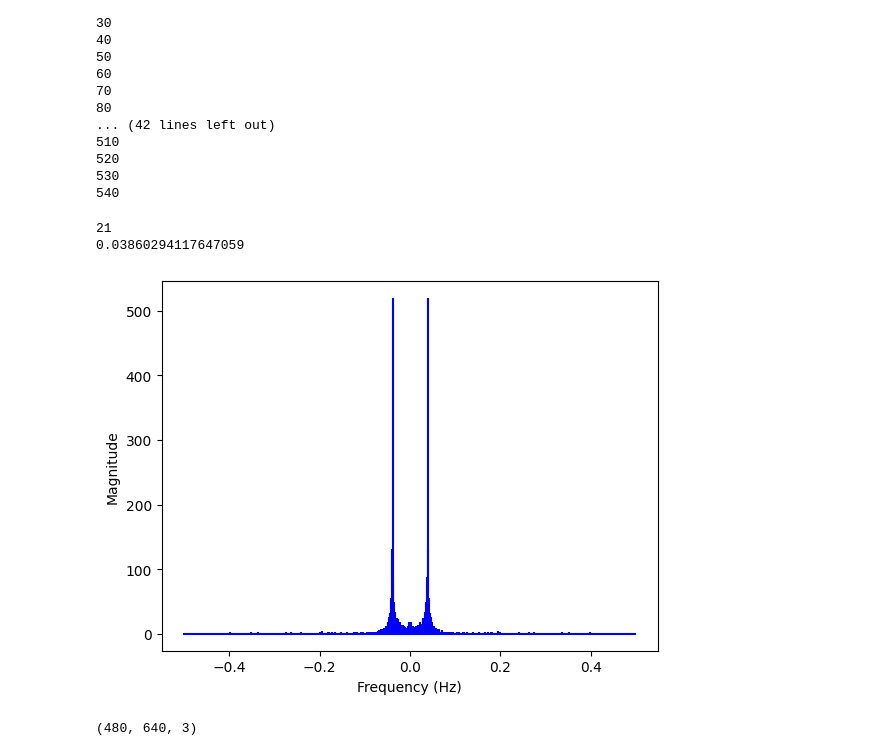
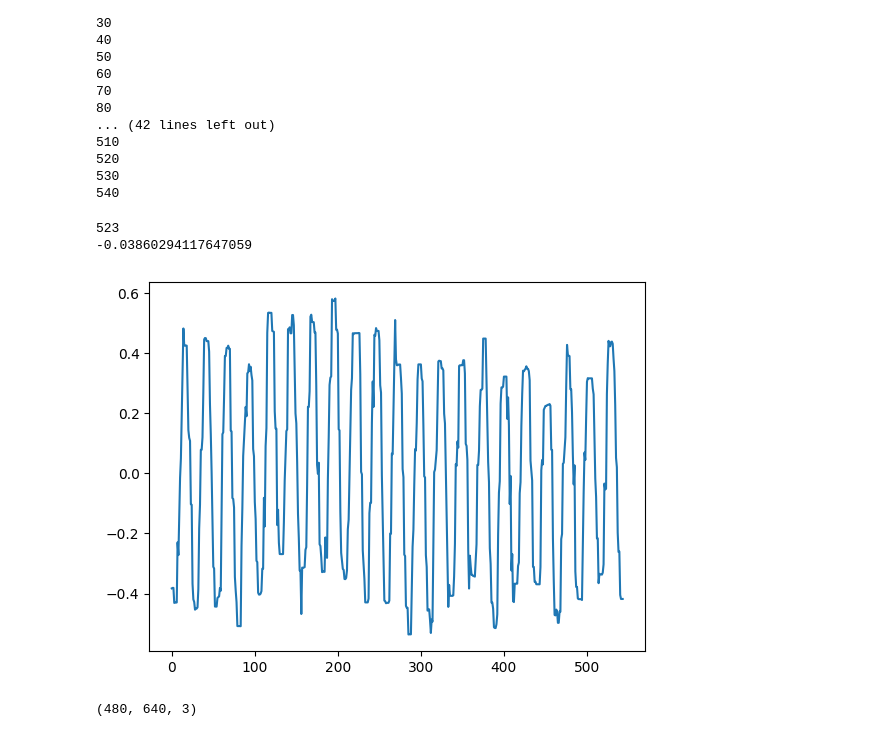
Before and after one commit to akshatsanghvi211103/DIP_Project, a Jupyter notebook: dip_proj.ipynb, the cells around one changed output. Saved outputs shown, nothing was run; the diff lists cells and outputs as text; code cells hidden in the pictures.

```diff
--- a/dip_proj.ipynb
+++ b/dip_proj.ipynb
@@ -93,29 +93,27 @@ while True:
 540
 # %%
 
-# the signal is given in an array by disp[:, 520, 168, 1], now we want to calculate the fft of this signal
-x = disp[:, 132, 362, 0]
+# the signal is given in an array by disp[:, (wrong, ulta, 520, 168), 1], now we want to calculate the fft of this signal
+x = disp[:, 312, 351, 0]
 x = x - np.mean(x)
-# plt.plot(x)
+plt.plot(x)
 fft_result = np.fft.fft(x)
 num_samples = x.shape[0]
 frequencies = np.fft.fftfreq(num_samples)
 magnitude = np.abs(fft_result)
 # print(np.max(magnitude))
-plt.stem(frequencies, magnitude, 'b', markerfmt=" ", basefmt="-b")
+# plt.stem(frequencies, magnitude, 'b', markerfmt=" ", basefmt="-b")
 
 max_freq_index = np.argmax(magnitude)
 print(max_freq_index)
 max_freq = frequencies[max_freq_index]
 print(max_freq)
 
-plt.xlabel('Frequency (Hz)')
-plt.ylabel('Magnitude')
 plt.show()
 # %% [output]
-21
-0.03860294117647059
+523
+-0.03860294117647059
-[figure, old version]
+[figure, new version]
 # %%
 print(prev_frame.shape)
 # %% [output]
```
Also changed, not shown: parts of 7 cells of this notebook.
